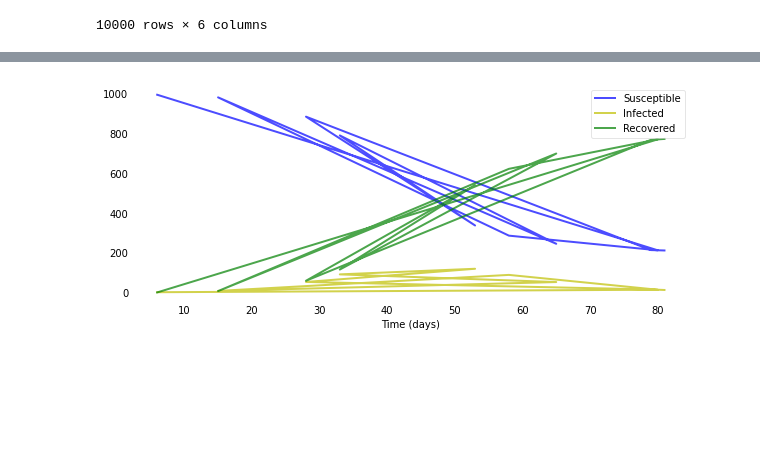
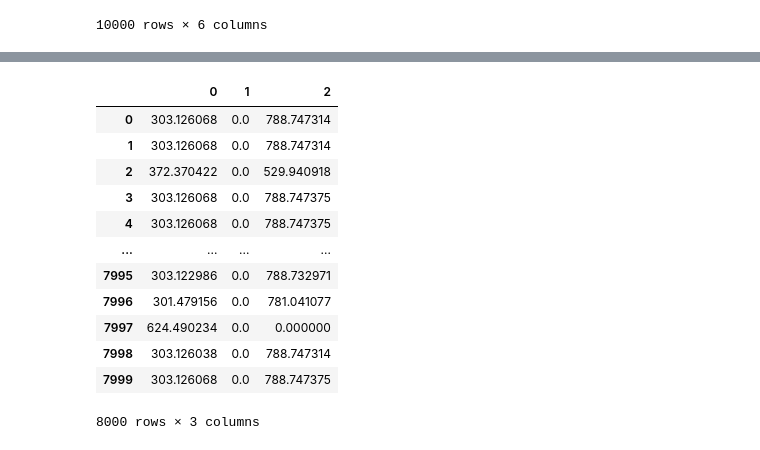
Before and after one commit to dharma610/Neural-network-model-for-compartmenral-model-SIR-and-SEIR-, a Jupyter notebook: project.ipynb, the cells around one changed output, grey strips where cells are left out. Drawn from its saved outputs; the diff is of its cells as text; code cells hidden in the pictures; blank space fills up the shorter version.

```diff
--- a/project.ipynb
+++ b/project.ipynb
@@ -291,4 +208,0 @@ for i in range(1000):
-# %%
-plotsir(col_3, S_pred[0], I_pred[0], R_pred[0])  # plot of S,I,R (predicted) vs 10 random days for a particular parameter( beta and gamma)
-# %% [output]
-[figure, removed]
@@ -294,0 +215,16 @@ plotsir(col_3, S_pred[0], I_pred[0], R_pred[0])  # plot of S,I,R (predicted) vs
+# %%
+df_7      #columns are in S,I,R order
+# %% [output]
+|  | 0 | 1 | 2 |
+| 0 | 303.126068 | 0.0 | 788.747314 |
+| 1 | 303.126068 | 0.0 | 788.747314 |
+| 2 | 372.370422 | 0.0 | 529.940918 |
+| 3 | 303.126068 | 0.0 | 788.747375 |
+| 4 | 303.126068 | 0.0 | 788.747375 |
+| ... | ... | ... | ... |
+| 7995 | 303.122986 | 0.0 | 788.732971 |
+| 7996 | 301.479156 | 0.0 | 781.041077 |
+| 7997 | 624.490234 | 0.0 | 0.000000 |
+| 7998 | 303.126038 | 0.0 | 788.747314 |
+| 7999 | 303.126068 | 0.0 | 788.747375 |
+8000 rows × 3 columns
```
Also changed, not shown: parts of 15 cells of this notebook.
